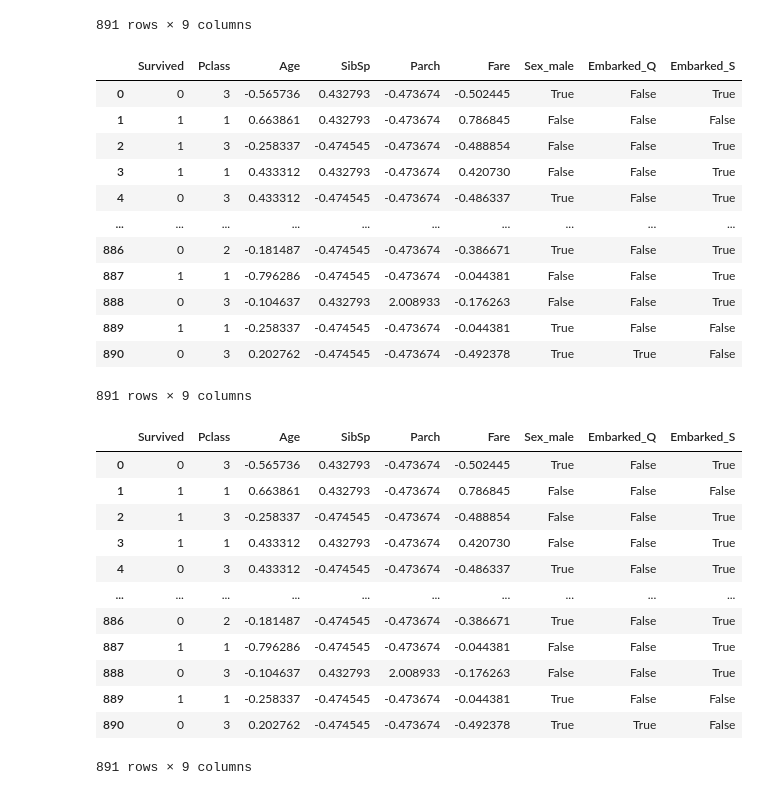
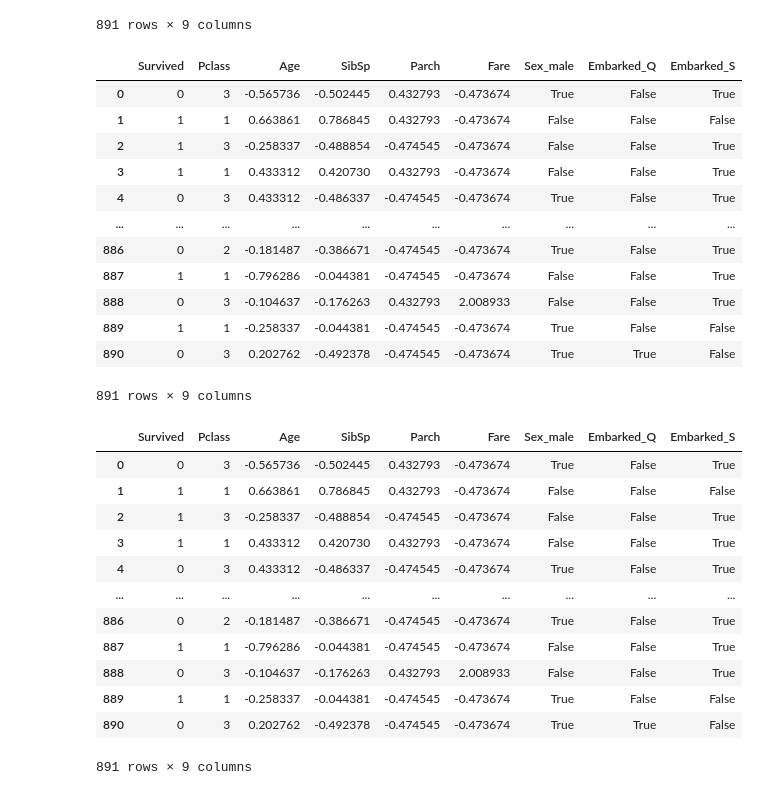
Before and after one commit to bijanr/Machine-Learning, a Jupyter notebook: Titanic/titanic.ipynb, the cells around one changed output. Drawn from its saved outputs; the diff is of its cells as text; code cells hidden in the pictures.

```diff
--- a/Titanic/titanic.ipynb
+++ b/Titanic/titanic.ipynb
@@ -105,22 +105,22 @@ df
 # %%
 # scaling the numeric columns (age, fare, sibsp, Parch)
 # standardization
 stdScalar = StandardScaler()
-df[['Age', 'Fare', 'Parch', 'SibSp']] = stdScalar.fit_transform(df[['Age', 'Fare', 'Parch', 'SibSp']])
+df[['Age', 'Fare', 'Parch', 'SibSp']] = stdScalar.fit_transform(df[['Age', 'Parch', 'SibSp', 'Fare']])
 df
 # %% [output]
 |  | Survived | Pclass | Age | SibSp | Parch | Fare | Sex_male | Embarked_Q | Embarked_S |
-| 0 | 0 | 3 | -0.565736 | 0.432793 | -0.473674 | -0.502445 | True | False | True |
-| 1 | 1 | 1 | 0.663861 | 0.432793 | -0.473674 | 0.786845 | False | False | False |
-| 2 | 1 | 3 | -0.258337 | -0.474545 | -0.473674 | -0.488854 | False | False | True |
-| 3 | 1 | 1 | 0.433312 | 0.432793 | -0.473674 | 0.420730 | False | False | True |
-| 4 | 0 | 3 | 0.433312 | -0.474545 | -0.473674 | -0.486337 | True | False | True |
+| 0 | 0 | 3 | -0.565736 | -0.502445 | 0.432793 | -0.473674 | True | False | True |
+| 1 | 1 | 1 | 0.663861 | 0.786845 | 0.432793 | -0.473674 | False | False | False |
+| 2 | 1 | 3 | -0.258337 | -0.488854 | -0.474545 | -0.473674 | False | False | True |
+| 3 | 1 | 1 | 0.433312 | 0.420730 | 0.432793 | -0.473674 | False | False | True |
+| 4 | 0 | 3 | 0.433312 | -0.486337 | -0.474545 | -0.473674 | True | False | True |
 | ... | ... | ... | ... | ... | ... | ... | ... | ... | ... |
-| 886 | 0 | 2 | -0.181487 | -0.474545 | -0.473674 | -0.386671 | True | False | True |
-| 887 | 1 | 1 | -0.796286 | -0.474545 | -0.473674 | -0.044381 | False | False | True |
-| 888 | 0 | 3 | -0.104637 | 0.432793 | 2.008933 | -0.176263 | False | False | True |
-| 889 | 1 | 1 | -0.258337 | -0.474545 | -0.473674 | -0.044381 | True | False | False |
-| 890 | 0 | 3 | 0.202762 | -0.474545 | -0.473674 | -0.492378 | True | True | False |
+| 886 | 0 | 2 | -0.181487 | -0.386671 | -0.474545 | -0.473674 | True | False | True |
+| 887 | 1 | 1 | -0.796286 | -0.044381 | -0.474545 | -0.473674 | False | False | True |
+| 888 | 0 | 3 | -0.104637 | -0.176263 | 0.432793 | 2.008933 | False | False | True |
+| 889 | 1 | 1 | -0.258337 | -0.044381 | -0.474545 | -0.473674 | True | False | False |
+| 890 | 0 | 3 | 0.202762 | -0.492378 | -0.474545 | -0.473674 | True | True | False |
 891 rows × 9 columns
 # %%
 # now Target(y) = Survived or not?
@@ -133,17 +133,17 @@ y = df['Survived']
 df
 # %% [output]
 |  | Survived | Pclass | Age | SibSp | Parch | Fare | Sex_male | Embarked_Q | Embarked_S |
-| 0 | 0 | 3 | -0.565736 | 0.432793 | -0.473674 | -0.502445 | True | False | True |
-| 1 | 1 | 1 | 0.663861 | 0.432793 | -0.473674 | 0.786845 | False | False | False |
-| 2 | 1 | 3 | -0.258337 | -0.474545 | -0.473674 | -0.488854 | False | False | True |
-| 3 | 1 | 1 | 0.433312 | 0.432793 | -0.473674 | 0.420730 | False | False | True |
-| 4 | 0 | 3 | 0.433312 | -0.474545 | -0.473674 | -0.486337 | True | False | True |
+| 0 | 0 | 3 | -0.565736 | -0.502445 | 0.432793 | -0.473674 | True | False | True |
+| 1 | 1 | 1 | 0.663861 | 0.786845 | 0.432793 | -0.473674 | False | False | False |
+| 2 | 1 | 3 | -0.258337 | -0.488854 | -0.474545 | -0.473674 | False | False | True |
+| 3 | 1 | 1 | 0.433312 | 0.420730 | 0.432793 | -0.473674 | False | False | True |
+| 4 | 0 | 3 | 0.433312 | -0.486337 | -0.474545 | -0.473674 | True | False | True |
 | ... | ... | ... | ... | ... | ... | ... | ... | ... | ... |
-| 886 | 0 | 2 | -0.181487 | -0.474545 | -0.473674 | -0.386671 | True | False | True |
-| 887 | 1 | 1 | -0.796286 | -0.474545 | -0.473674 | -0.044381 | False | False | True |
-| 888 | 0 | 3 | -0.104637 | 0.432793 | 2.008933 | -0.176263 | False | False | True |
-| 889 | 1 | 1 | -0.258337 | -0.474545 | -0.473674 | -0.044381 | True | False | False |
-| 890 | 0 | 3 | 0.202762 | -0.474545 | -0.473674 | -0.492378 | True | True | False |
+| 886 | 0 | 2 | -0.181487 | -0.386671 | -0.474545 | -0.473674 | True | False | True |
+| 887 | 1 | 1 | -0.796286 | -0.044381 | -0.474545 | -0.473674 | False | False | True |
+| 888 | 0 | 3 | -0.104637 | -0.176263 | 0.432793 | 2.008933 | False | False | True |
+| 889 | 1 | 1 | -0.258337 | -0.044381 | -0.474545 | -0.473674 | True | False | False |
+| 890 | 0 | 3 | 0.202762 | -0.492378 | -0.474545 | -0.473674 | True | True | False |
 891 rows × 9 columns
 # %%
 # split the data into 80% for training and 20% for test
```
Also changed, not shown: parts of 2 cells of this notebook.
